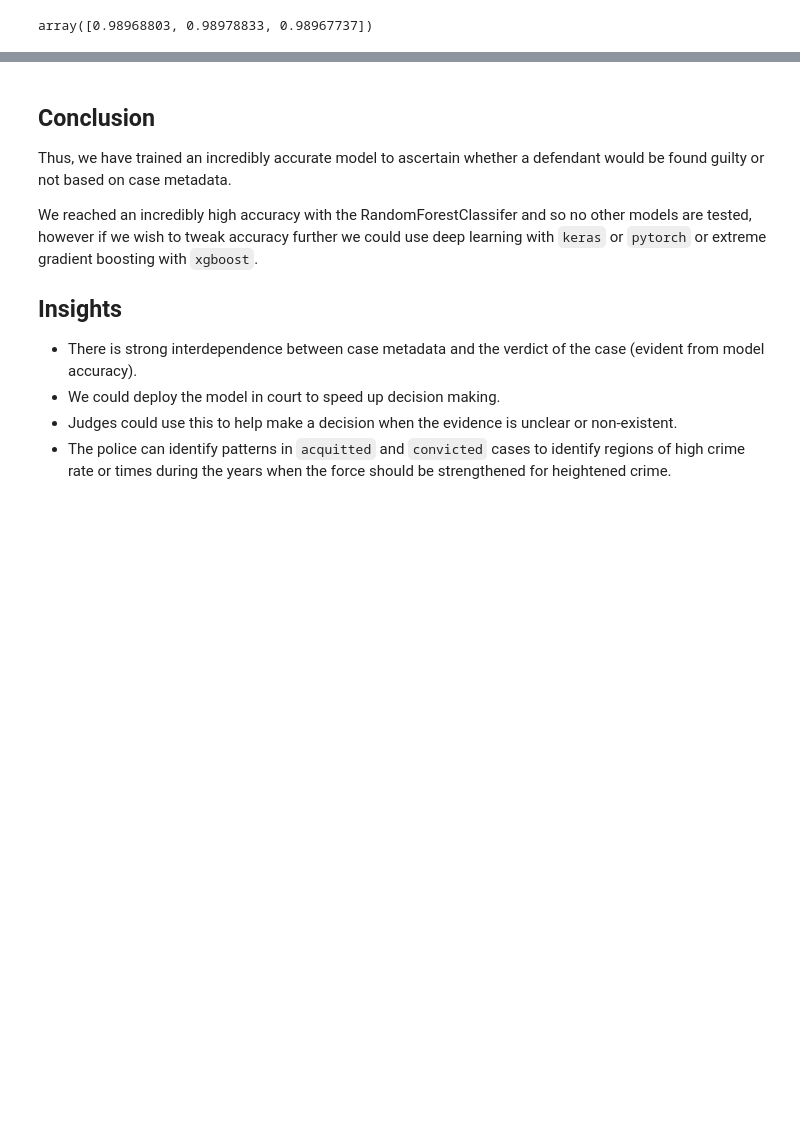
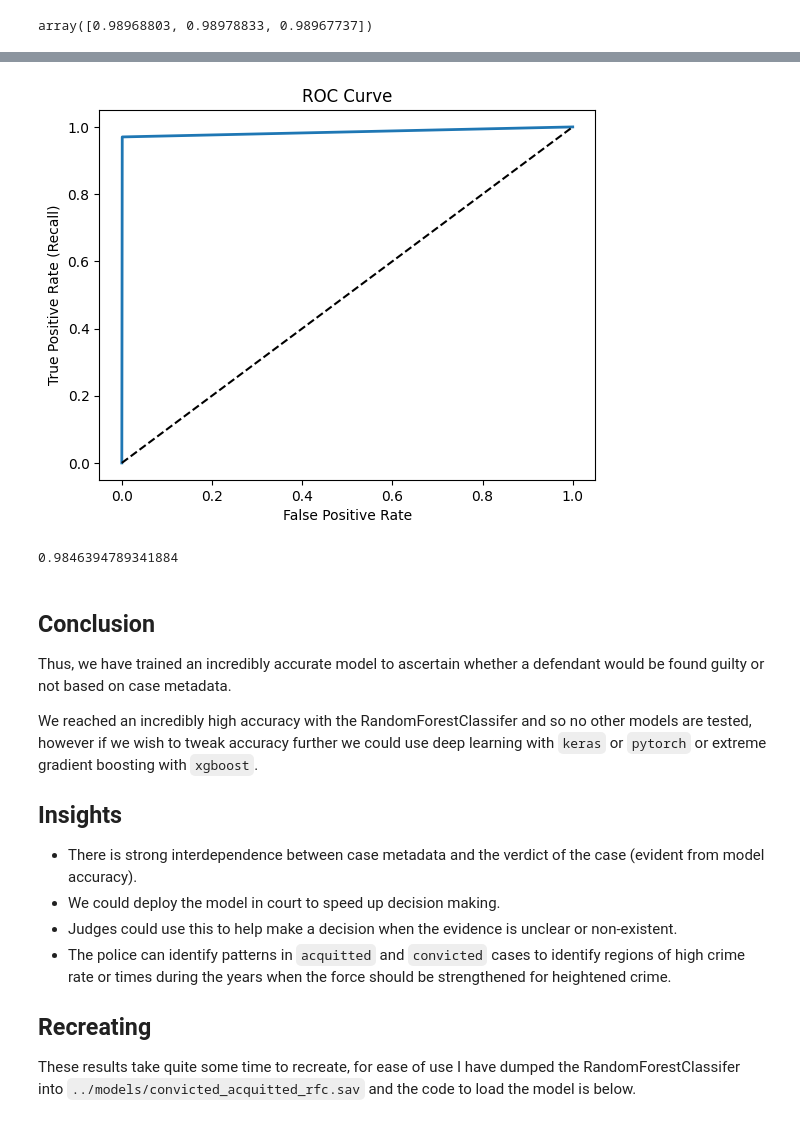
Before and after one commit to vnnm404/ddl-indian-court-analysis, a Jupyter notebook: notebooks/classification2.ipynb, the cells around one changed output, grey strips where cells are left out. Drawn from its saved outputs; the diff is of its cells as text; code cells hidden in the pictures; blank space fills up the shorter version.

```diff
--- a/notebooks/classification2.ipynb
+++ b/notebooks/classification2.ipynb
@@ -284,3 +317,21 @@ array([0.98968803, 0.98978833, 0.98967737])
+# %%
+import matplotlib.pyplot as plt
+from sklearn.metrics import roc_curve
+
+fpr, tpr, thresholds = roc_curve(y_test.values, y_test_pred)
+plt.plot(fpr, tpr, linewidth=2)
+plt.plot([0, 1], [0, 1], 'k--')
+plt.title('ROC Curve')
+plt.xlabel('False Positive Rate')
+plt.ylabel('True Positive Rate (Recall)')
+plt.show()
+# %% [output]
+[figure, added]
+# %%
+from sklearn.metrics import roc_auc_score
+roc_auc_score(y_test.values, y_test_pred)
+# %% [output]
+0.9846394789341884
 # %% [markdown]
 ## Conclusion
 Thus, we have trained an incredibly accurate model to ascertain whether a defendant would be found guilty or not based on case metadata.
@@ -292,3 +343,6 @@ We reached an incredibly high accuracy with the RandomForestClassifer and so no
 * We could deploy the model in court to speed up decision making.
 * Judges could use this to help make a decision when the evidence is unclear or non-existent.
 * The police can identify patterns in `acquitted` and `convicted` cases to identify regions of high crime rate or times during the years when the force should be strengthened for heightened crime.
+
+## Recreating
+These results take quite some time to recreate, for ease of use I have dumped the RandomForestClassifer into `../models/convicted_acquitted_rfc.sav` and the code to load the model is below.
```
Also changed, not shown: parts of 8 cells of this notebook, 6 other files.
